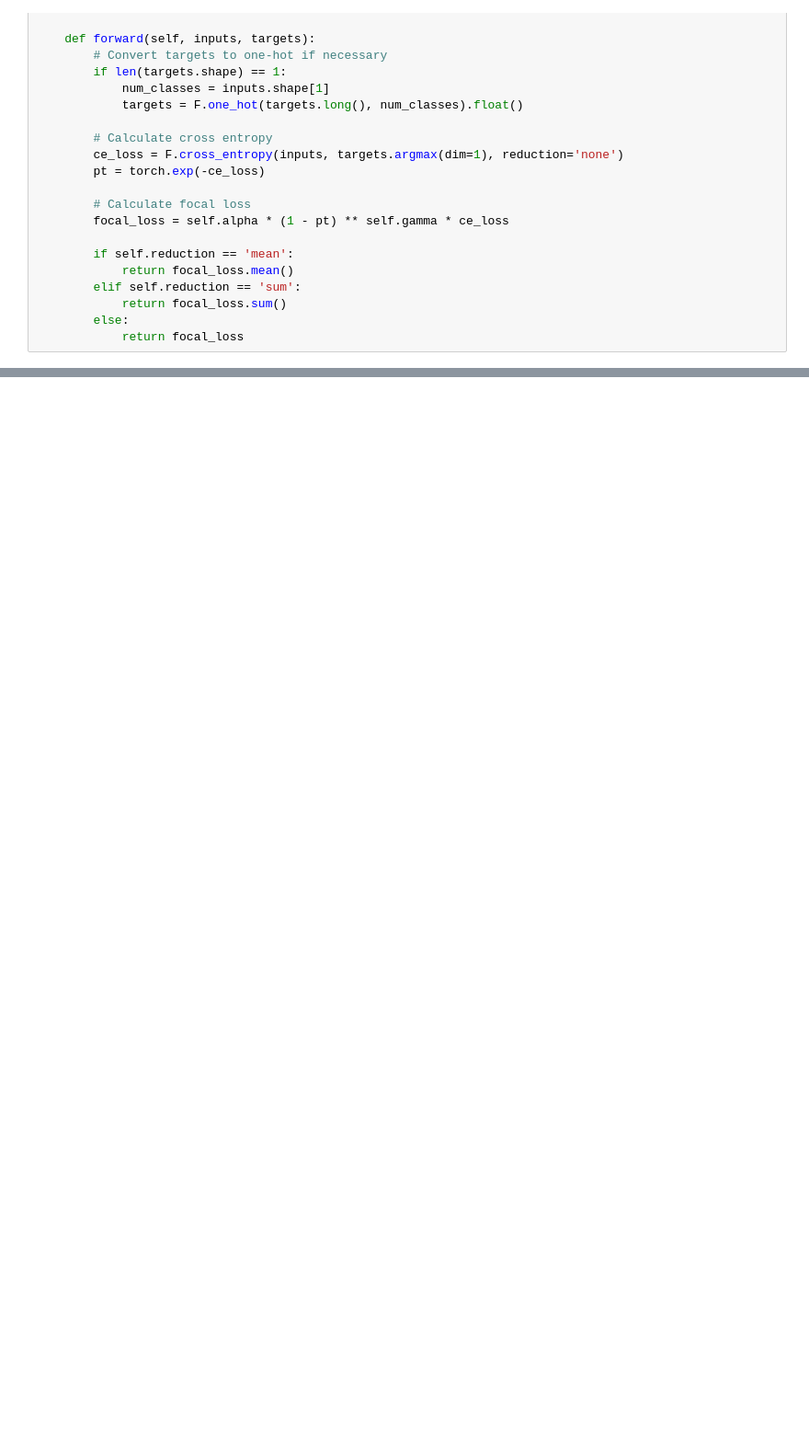
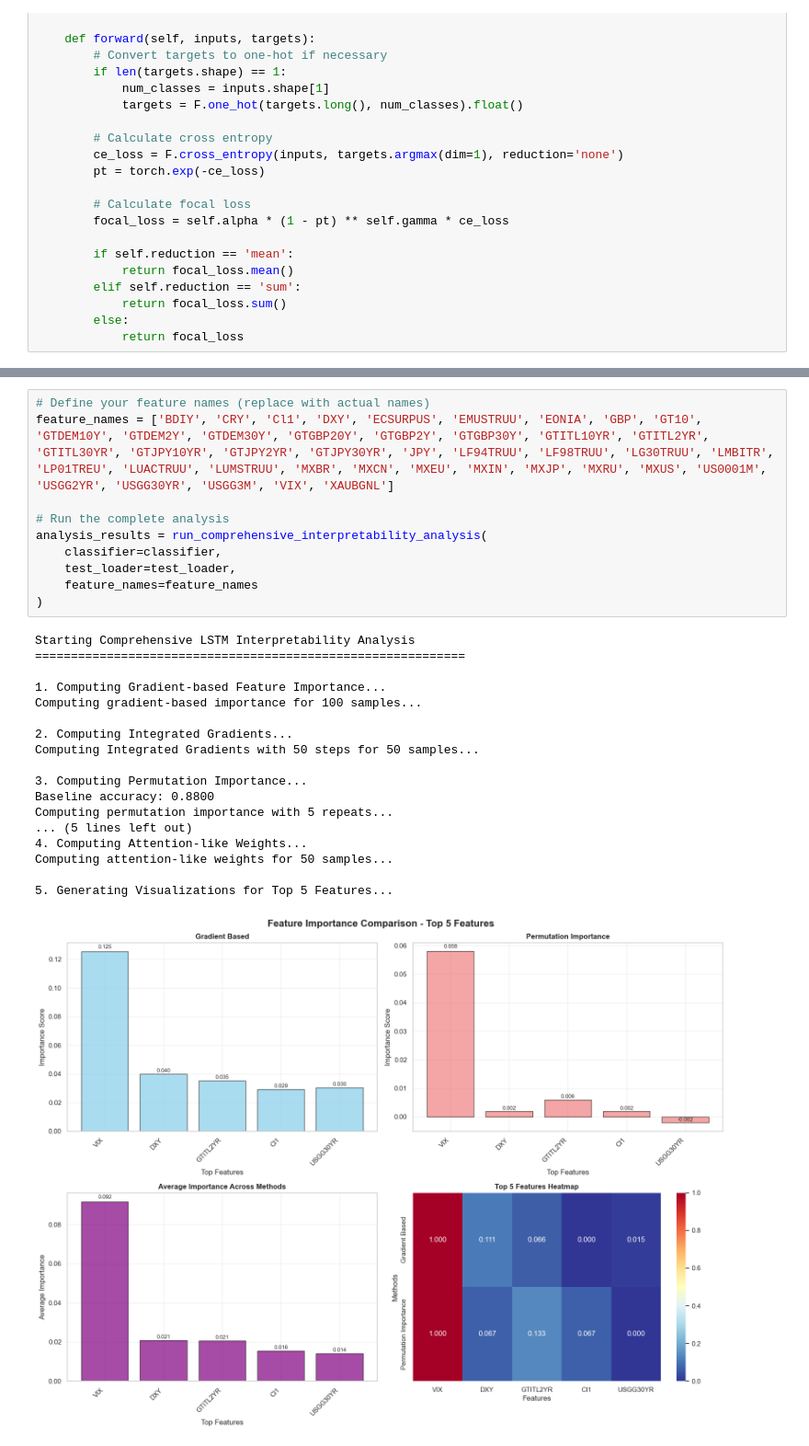
Before and after one commit to Filippo-Galli/Fintech_BC, a Jupyter notebook: Final_project/LSTM.ipynb, the cells around one changed output, grey strips where cells are left out. Shown: that part at 92% size. Saved outputs shown, nothing was run; the diff lists cells and outputs as text; blank space fills up the shorter version.

Commit message:
LSTM+intepretabilità
Commentato e aggiunto interpretabilità e feature importance

```diff
--- a/Final_project/LSTM.ipynb
+++ b/Final_project/LSTM.ipynb
@@ -797,0 +1904,29 @@ Confusion Matrix:
+# %%
+# Define your feature names (replace with actual names)
+feature_names = ['BDIY', 'CRY', 'Cl1', 'DXY', 'ECSURPUS', 'EMUSTRUU', 'EONIA', 'GBP', 'GT10', 'GTDEM10Y', 'GTDEM2Y', 'GTDEM30Y', 'GTGBP20Y', 'GTGBP2Y', 'GTGBP30Y', 'GTITL10YR', 'GTITL2YR', 'GTITL30YR', 'GTJPY10YR', 'GTJPY2YR', 'GTJPY30YR', 'JPY', 'LF94TRUU', 'LF98TRUU', 'LG30TRUU', 'LMBITR', 'LP01TREU', 'LUACTRUU', 'LUMSTRUU', 'MXBR', 'MXCN', 'MXEU', 'MXIN', 'MXJP', 'MXRU', 'MXUS', 'US0001M', 'USGG2YR', 'USGG30YR', 'USGG3M', 'VIX', 'XAUBGNL']
+
+# Run the complete analysis
+analysis_results = run_comprehensive_interpretability_analysis(
+    classifier=classifier,
+    test_loader=test_loader,
+    feature_names=feature_names
+)
+# %% [output]
+Starting Comprehensive LSTM Interpretability Analysis
+============================================================
+
+1. Computing Gradient-based Feature Importance...
+Computing gradient-based importance for 100 samples...
+
+2. Computing Integrated Gradients...
+Computing Integrated Gradients with 50 steps for 50 samples...
+
+3. Computing Permutation Importance...
+Baseline accuracy: 0.8800
+Computing permutation importance with 5 repeats...
+... (5 lines left out)
+4. Computing Attention-like Weights...
+Computing attention-like weights for 50 samples...
+
+5. Generating Visualizations for Top 5 Features...
+[figure, added]
```
Also changed, not shown: parts of 13 cells of this notebook.
